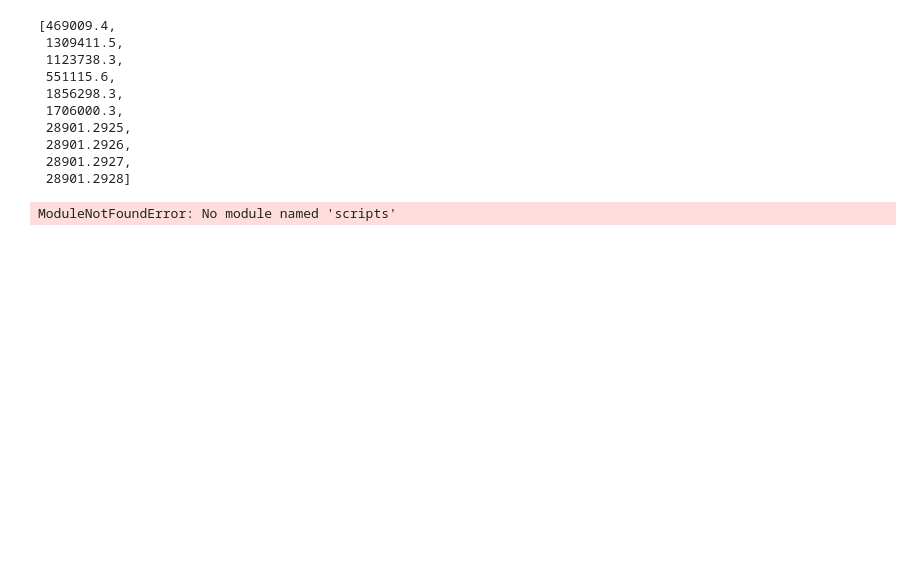
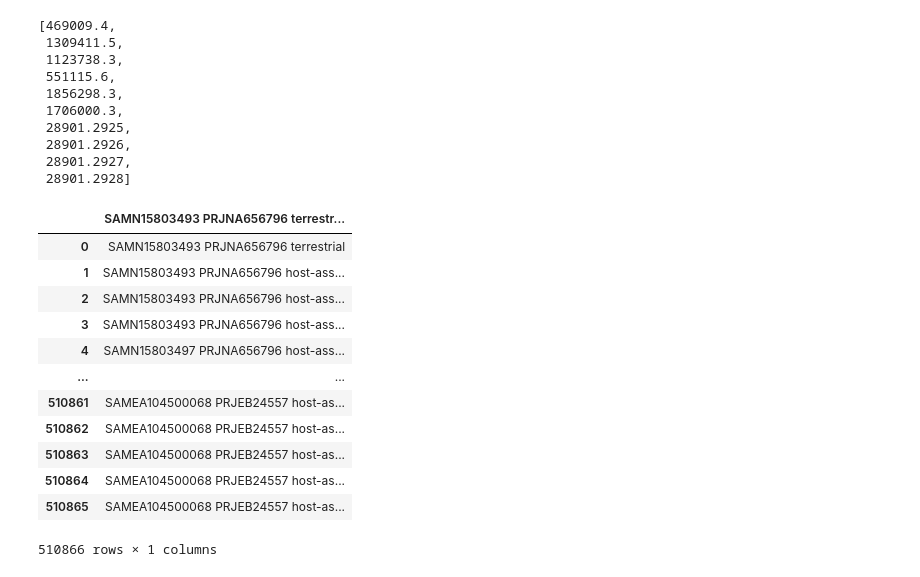
Before and after one commit to TorbjornBak/ML-bacterial-phenotyping, a Jupyter notebook: notebooks/genome_summary.ipynb, the cells around one changed output. Cells and saved outputs as stored; diff of their text form; code cells hidden in the pictures; blank space fills up the shorter version.

```diff
--- a/notebooks/genome_summary.ipynb
+++ b/notebooks/genome_summary.ipynb
@@ -44,12 +44,18 @@ genome_list = filtered_genome_summary[0:10].genome_id.to_list()
  28901.2927,
  28901.2928]
 # %%
-import sys, pathlib
-project_root = pathlib.Path.cwd()  # or pathlib.Path(__file__).parent if running a .py
-sys.path.append(str(project_root))
-from scripts.download_genomes import download_genomes_from_bvbrc
-
-
-download_genomes_from_bvbrc(genome_list=genome_list)
+pd.read_table("../downloads/spire_v1_microntology.tsv")
 # %% [output]
+|  | SAMN15803493 PRJNA656796 terrestr... |
+| 0 | SAMN15803493 PRJNA656796 terrestrial |
+| 1 | SAMN15803493 PRJNA656796 host-ass... |
+| 2 | SAMN15803493 PRJNA656796 host-ass... |
+| 3 | SAMN15803493 PRJNA656796 host-ass... |
+| 4 | SAMN15803497 PRJNA656796 host-ass... |
+| ... | ... |
+| 510861 | SAMEA104500068 PRJEB24557 host-as... |
+| 510862 | SAMEA104500068 PRJEB24557 host-as... |
+| 510863 | SAMEA104500068 PRJEB24557 host-as... |
+| 510864 | SAMEA104500068 PRJEB24557 host-as... |
+| 510865 | SAMEA104500068 PRJEB24557 host-as... |
-ModuleNotFoundError: No module named 'scripts'
+510866 rows × 1 columns
```
Also changed, not shown: 15 other files.
